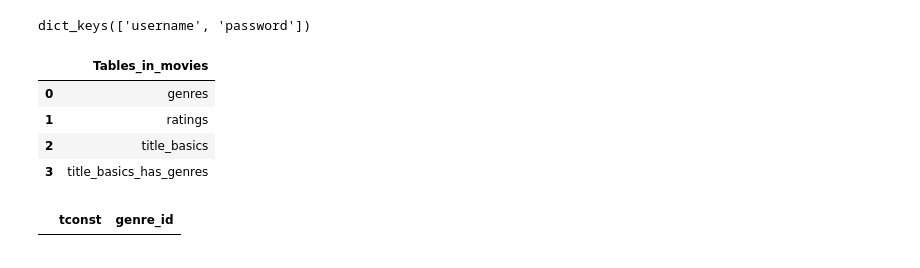
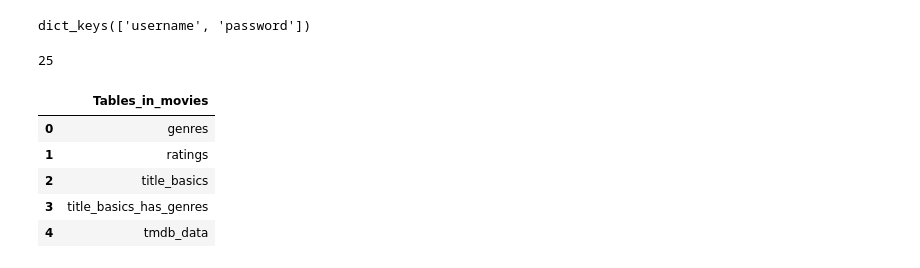
Before and after one commit to EhLeeOod/movie-project, a Jupyter notebook: part-3b.ipynb, the cells around one changed output. Cells and saved outputs as stored; diff of their text form; code cells hidden in the pictures.

```diff
--- a/part-3b.ipynb
+++ b/part-3b.ipynb
@@ -236,24 +243,20 @@ from sqlalchemy.types import *
 genre_schema = {
     "Genre_Name":VARCHAR(11),
     "Genre_ID": INTEGER()}
-# %%
-q = '''
-    SHOW TABLES
-    '''
-
-pd.read_sql(q, conn)
-# %% [output]
-|  | Tables_in_movies |
-| 0 | genres |
-| 1 | ratings |
-| 2 | title_basics |
-| 3 | title_basics_has_genres |
-# %%
-q = '''
-    SELECT*
-    FROM title_basics_has_genres;
-    '''
-
-pd.read_sql(q, conn)
-# %% [output]
-|  | tconst | genre_id |
+# %%
+# save to sql with dtypes and index=False
+genre_lookup.to_sql('genres', conn, dtype=genre_schema, index=False, if_exists='replace')
+# %% [output]
+25
+# %%
+q = """SHOW tables
+
+"""""
+pd.read_sql(q, conn)
+# %% [output]
+|  | Tables_in_movies |
+| 0 | genres |
+| 1 | ratings |
+| 2 | title_basics |
+| 3 | title_basics_has_genres |
+| 4 | tmdb_data |
```
Also changed, not shown: parts of 10 cells of this notebook, 2 other files.
